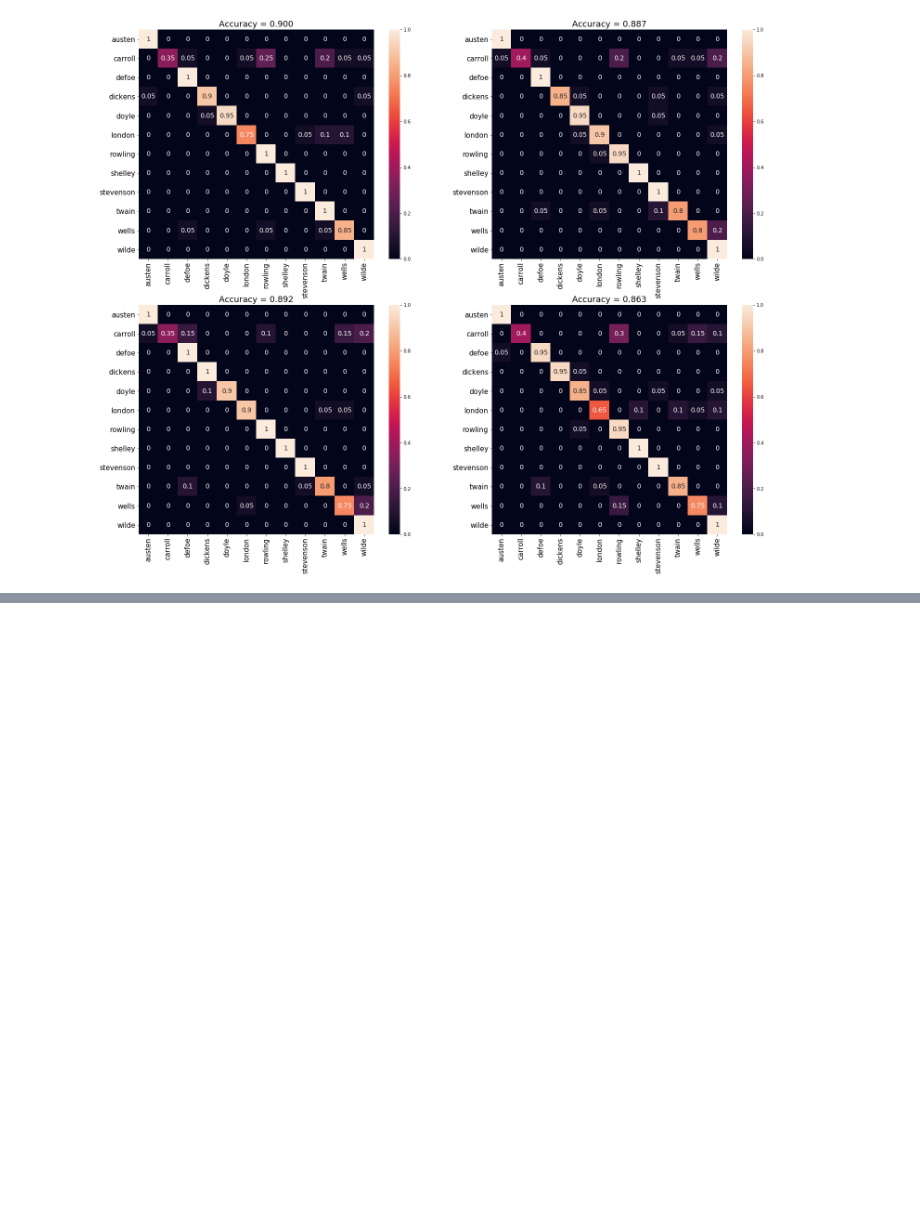
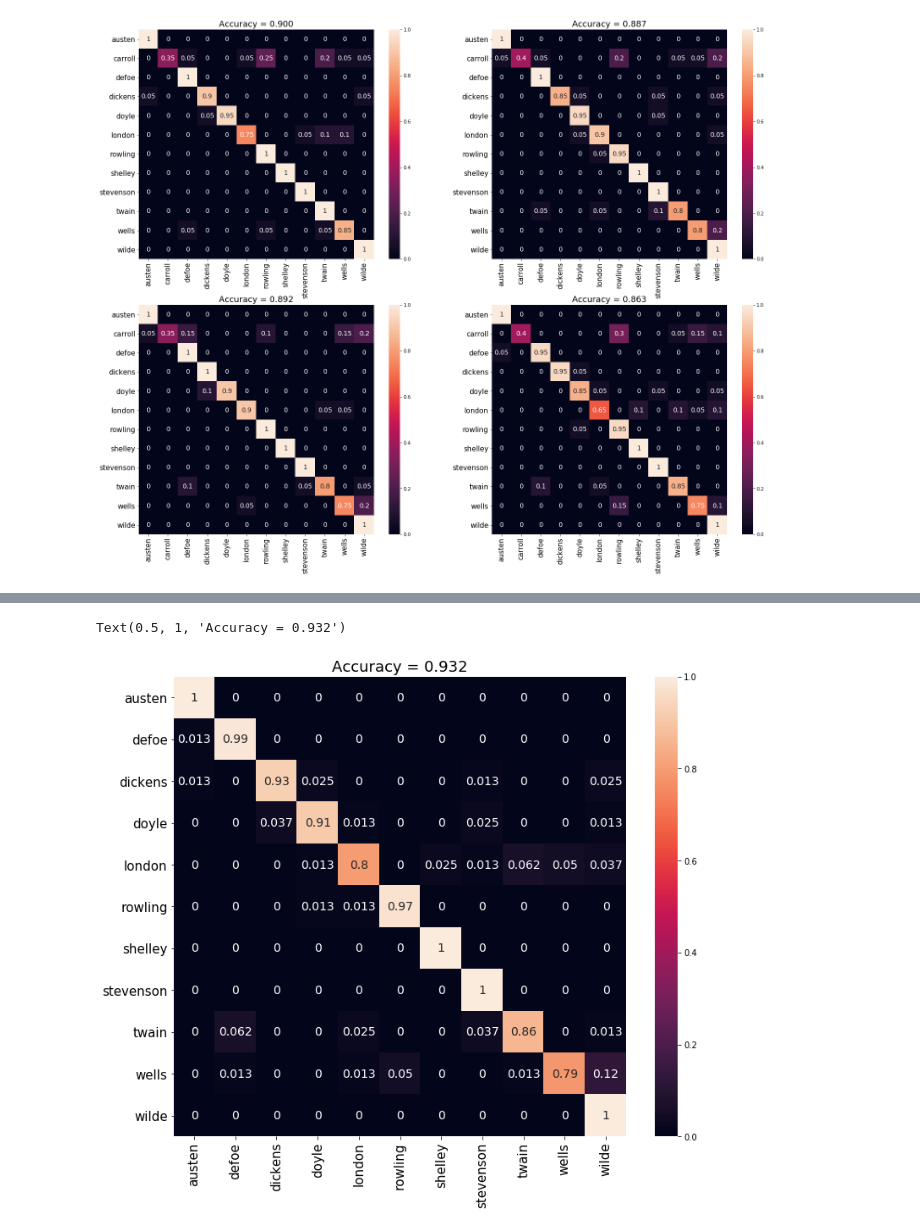
Before and after one commit to data-dart/bookend, a Jupyter notebook: notebooks/bookend_analysis_notebook.ipynb, the cells around one changed output, grey strips where cells are left out. Cells and saved outputs as stored; diff of their text form; code cells hidden in the pictures; blank space fills up the shorter version.

```diff
--- a/notebooks/bookend_analysis_notebook.ipynb
+++ b/notebooks/bookend_analysis_notebook.ipynb
@@ -381,0 +405,14 @@ for i in range(len(confusion_mat)):
+# %%
+cmat_without_carroll = np.delete(cmat, (1), axis=0)
+cmat_without_carroll = np.delete(cmat_without_carroll, (1), axis=1)
+auth_list_without_carroll = np.delete(np.array(auth_list), (1))
+# %%
+acc_without_carroll = np.mean([cmat_without_carroll[i,i] for i in range(len(auth_list_without_carroll))])
+fig, ax = plt.subplots(figsize = (12,10))
+sns.heatmap(cmat_without_carroll, annot=True, ax=ax, annot_kws={"fontsize":14})
+ax.xaxis.set_ticklabels(auth_list_without_carroll, rotation='vertical', fontsize=15)
+ax.yaxis.set_ticklabels(auth_list_without_carroll, rotation='horizontal', fontsize=15)
+ax.set_title("Accuracy = %.3f" %acc_without_carroll, fontsize=18)
+# %% [output]
+Text(0.5, 1, 'Accuracy = 0.932')
+[figure, added]
```
Also changed, not shown: parts of 4 cells of this notebook, 1 other file.
